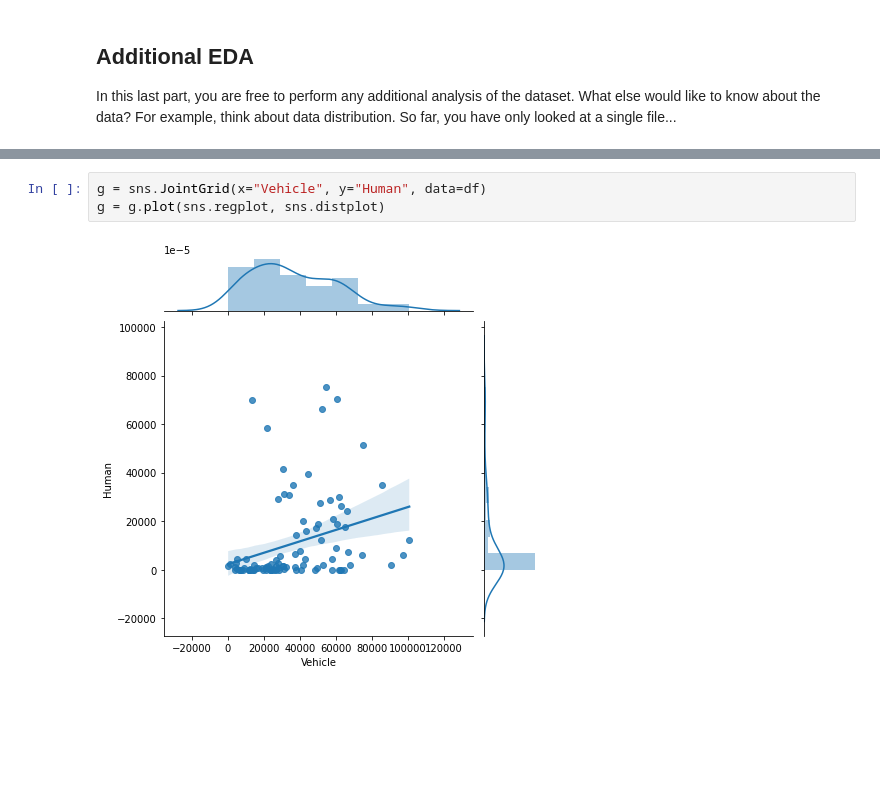
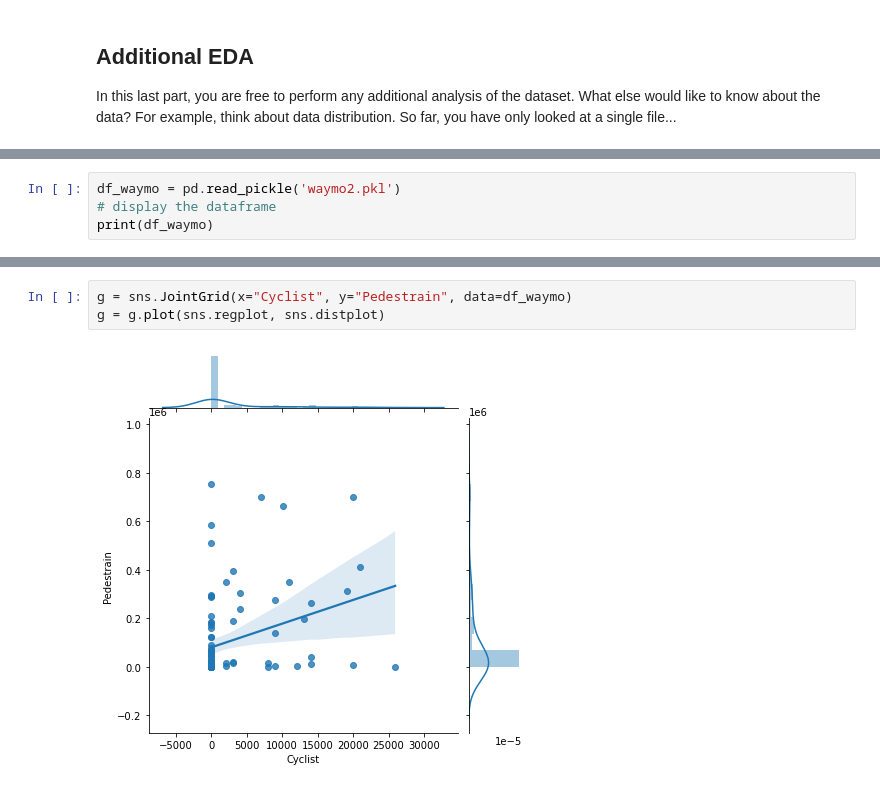
Before and after one commit to arurama/nd013-c1-vision-starter, a Jupyter notebook: Exploratory Data Analysis.ipynb, the cells around one changed output, grey strips where cells are left out. Cells and saved outputs as stored; diff of their text form; blank space fills up the shorter version.

```diff
--- a/Exploratory Data Analysis.ipynb
+++ b/Exploratory Data Analysis.ipynb
@@ -234,0 +167,4 @@ data/waymo/training_and_validation/segment-1202...    48792  17024        0
+# %%
+df_waymo = pd.read_pickle('waymo2.pkl')
+# display the dataframe
+print(df_waymo)
@@ -290,5 +257,5 @@ sns.kdeplot(df['Human'],df['Vehicle']);
 # %%
-g = sns.JointGrid(x="Vehicle", y="Human", data=df)
+g = sns.JointGrid(x="Cyclist", y="Pedestrain", data=df_waymo)
 g = g.plot(sns.regplot, sns.distplot)
 # %% [output]
-[figure, old version]
+[figure, new version]
```
Also changed, not shown: parts of 32 cells of this notebook, 2 other files.
